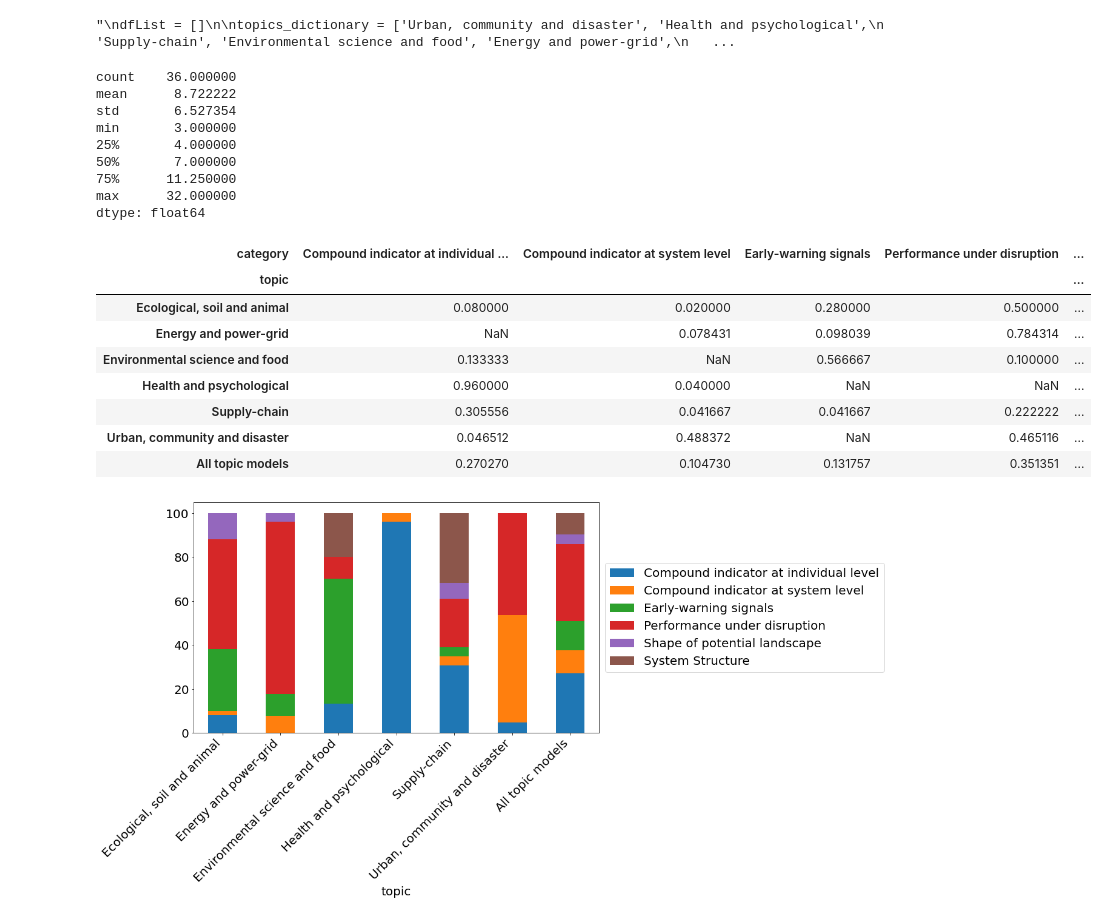
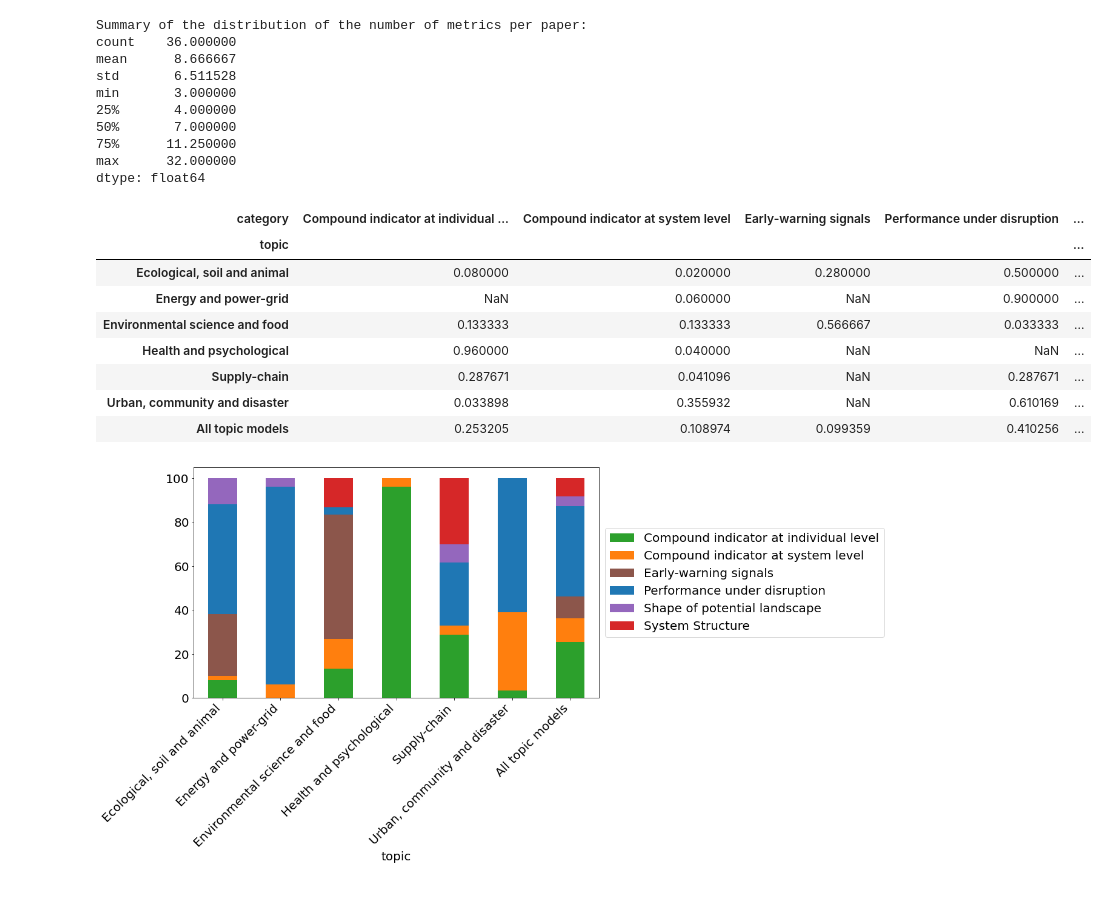
Before and after one commit to vitorhirata/resilience-metrics-review, a Jupyter notebook: review_result_analysis.ipynb, the cells around one changed output. Saved outputs shown, nothing was run; the diff lists cells and outputs as text; code cells hidden in the pictures.

```diff
--- a/review_result_analysis.ipynb
+++ b/review_result_analysis.ipynb
@@ -8,10 +9,9 @@ import seaborn as sns
 # Import data and save as a grouped csv, this step was only run once to group data,
 # some manual modifications were made on the grouped spreadsheet
 
-'''
 dfList = []
 
-topics_dictionary = ['Urban, community and disaster', 'Health and psychological',
+topics_list = ['Urban, community and disaster', 'Health and psychological',
                      'Supply-chain', 'Environmental science and food', 'Energy and power-grid',
                      'Ecological, soil and animal']
 
@@ -19,7 +19,7 @@ file = open('data/meta-review_reading.xlsx', 'rb')
 for topic_number in range (1, 7):
     for sorting in ['citation', 'newer']:
         dfTopic = pd.read_excel(file, sheet_name=f'{topic_number}-{sorting}', engine='openpyxl')
-        dfTopic['topic'] = topics_dictionary[topic_number-1]
+        dfTopic['topic'] = topics_list[topic_number-1]
         dfTopic['sorting'] = sorting
         dfList.append(dfTopic)
 
@@ -37,53 +37,44 @@ df = df.replace('Compound indexes with mostly system level components',
                         'Compound indicator at system level')
 
 df.to_excel('data/meta_review_grouped.xlsx')
-'''
-# %% [output]
-"\ndfList = []\n\ntopics_dictionary = ['Urban, community and disaster', 'Health and psychological',\n                     'Supply-chain', 'Environmental science and food', 'Energy and power-grid',\n   ...
-# %%
-# Read grouped excell - optional step
-df = pd.read_excel('data/meta_review_grouped.xlsx', index_col=0, engine='openpyxl')
 # %%
-# Drop columns that will not be used
-drop_columns = ['Validator name', 'Metric name (optional)',
-                'Title of original reference paper (optional)', 'Other']
-df = df.drop(columns=drop_columns)
-
 # Rename columns
 new_columns_name = ['paper_title', 'paper_DOI', 'reader', 'discipline', 'category', 'diversity-based',
-                    'agency-based', 'description', 'topic', 'sorting']
+                    'why_diversity', 'agency-based', 'metric_description', 'metric_name', 'metric_reference',
+                    'other', 'topic', 'sorting']
 new_columns = dict(zip(list(df.columns), new_columns_name))
 df = df.rename(columns=new_columns)
-
-# Create data frame removing none of above and not identifiable categories
-dfNotNull = df[~df['category'].isin(['None of above', 'Not identifiable'])]
 # %%
-# Print percentages
+# Print descriptive statistics of the dataset
 
-dfGroup = dfNotNull.groupby(['topic', 'category']).size()
+print('Summary of the distribution of the number of metrics per paper:')
+print(df.groupby('paper_DOI').size().describe())
+
+
+# Percentage of metrics per category and topic
+dfGroup = df.groupby(['topic', 'category']).size()
 dfGroup = dfGroup.unstack()
 dfGroup.loc['All topic models'] = dfGroup.sum(axis=0) / dfGroup.sum(axis=0).sum()
 dfGroup = dfGroup.div(dfGroup.sum(axis=1), axis=0)
 
-print(df.groupby('paper_DOI').size().describe())
-
 dfGroup
 # %% [output]
+Summary of the distribution of the number of metrics per paper:
 count    36.000000
-mean      8.722222
-std       6.527354
+mean      8.666667
+std       6.511528
 min       3.000000
 25%       4.000000
 50%       7.000000
 75%      11.250000
 max      32.000000
 dtype: float64
 | category | Compound indicator at individual ... | Compound indicator at system level | Early-warning signals | Performance under disruption | ... |
 | topic |  |  |  |  | ... |
 | Ecological, soil and animal | 0.080000 | 0.020000 | 0.280000 | 0.500000 | ... |
-| Energy and power-grid | NaN | 0.078431 | 0.098039 | 0.784314 | ... |
-| Environmental science and food | 0.133333 | NaN | 0.566667 | 0.100000 | ... |
+| Energy and power-grid | NaN | 0.060000 | NaN | 0.900000 | ... |
+| Environmental science and food | 0.133333 | 0.133333 | 0.566667 | 0.033333 | ... |
 | Health and psychological | 0.960000 | 0.040000 | NaN | NaN | ... |
-| Supply-chain | 0.305556 | 0.041667 | 0.041667 | 0.222222 | ... |
-| Urban, community and disaster | 0.046512 | 0.488372 | NaN | 0.465116 | ... |
-| All topic models | 0.270270 | 0.104730 | 0.131757 | 0.351351 | ... |
+| Supply-chain | 0.287671 | 0.041096 | NaN | 0.287671 | ... |
+| Urban, community and disaster | 0.033898 | 0.355932 | NaN | 0.610169 | ... |
+| All topic models | 0.253205 | 0.108974 | 0.099359 | 0.410256 | ... |
@@ -90,18 +102,18 @@ dtype: float64
 # %%
 # Metric category per topic model
 
-dfGroup = dfNotNull.groupby(['topic', 'category']).size()
+dfGroup = df.groupby(['topic', 'category']).size()
 dfGroup = dfGroup.unstack()
 dfGroup.loc['All topic models'] = dfGroup.sum(axis=0) / dfGroup.sum(axis=0).sum()
 dfGroup = dfGroup.div(dfGroup.sum(axis=1), axis=0)
 dfGroup *= 100
 
-plt.rc('font', size=20)
-dfGroup.plot(kind='bar', stacked=True, figsize=(12, 7))
+colors = [category_colors[cat] for cat in dfGroup.columns]
+dfGroup.plot(kind='bar', stacked=True, figsize=(12, 7), color=colors)
 
 plt.xticks(rotation=45, ha='right')
 plt.legend(loc='center left', bbox_to_anchor=(1, 0.5))
 #plt.title('Percentage of metric category per topic model')
 plt.show()
 # %% [output]
-[figure, old version]
+[figure, new version]
```
Also changed, not shown: parts of 9 cells of this notebook.
